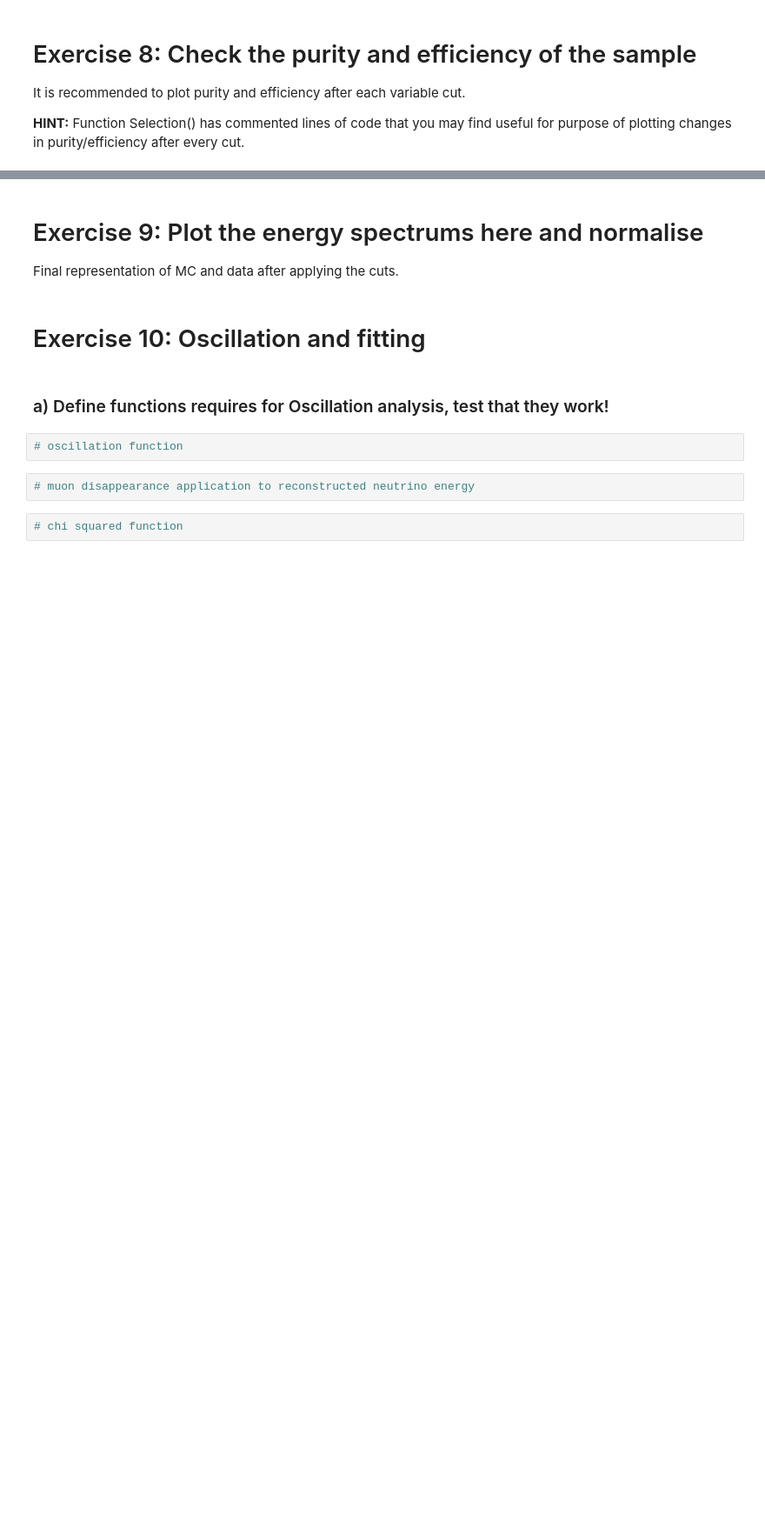
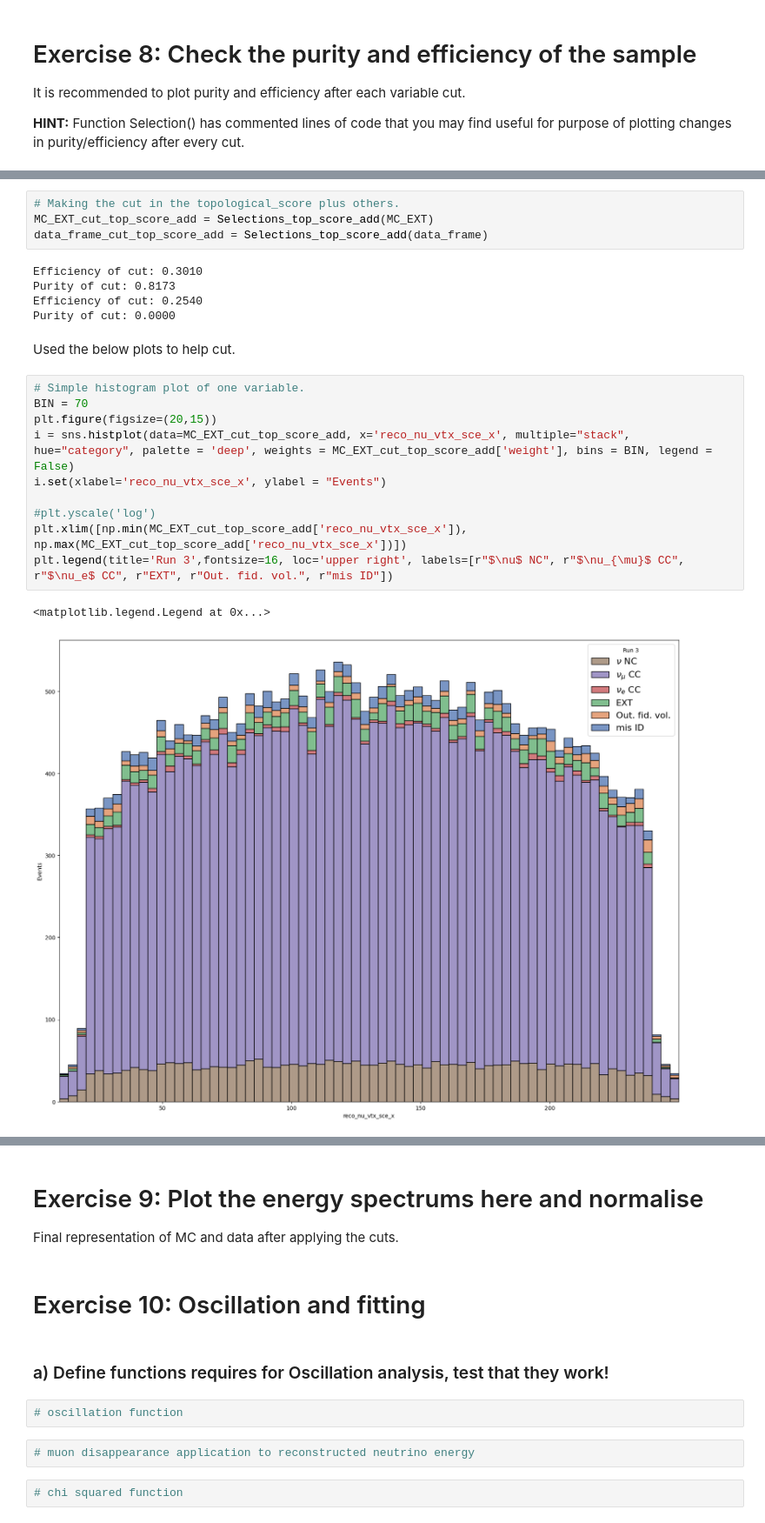
Before and after one commit to JungleMan796/MicroBooNE, a Jupyter notebook: MainAnalysis_template.ipynb, the cells around one changed output, grey strips where cells are left out. Shown at 87% size. Saved outputs shown, nothing was run; the diff lists cells and outputs as text; blank space fills up the shorter version.

```diff
--- a/MainAnalysis_template.ipynb
+++ b/MainAnalysis_template.ipynb
@@ -535,0 +690,24 @@ It is recommended to plot purity and efficiency after each variable cut.
+# %%
+# Making the cut in the topological_score plus others.
+MC_EXT_cut_top_score_add = Selections_top_score_add(MC_EXT)
+data_frame_cut_top_score_add = Selections_top_score_add(data_frame)
+# %% [output]
+Efficiency of cut: 0.3010
+Purity of cut: 0.8173
+Efficiency of cut: 0.2540
+Purity of cut: 0.0000
+# %% [markdown]
+Used the below plots to help cut.
+# %%
+# Simple histogram plot of one variable.
+BIN = 70
+plt.figure(figsize=(20,15))
+i = sns.histplot(data=MC_EXT_cut_top_score_add, x='reco_nu_vtx_sce_x', multiple="stack", hue="category", palette = 'deep', weights = MC_EXT_cut_top_score_add['weight'], bins = BIN, legend = False)
+i.set(xlabel='reco_nu_vtx_sce_x', ylabel = "Events")
+
+#plt.yscale('log')
+plt.xlim([np.min(MC_EXT_cut_top_score_add['reco_nu_vtx_sce_x']), np.max(MC_EXT_cut_top_score_add['reco_nu_vtx_sce_x'])])
+plt.legend(title='Run 3',fontsize=16, loc='upper right', labels=[r"$\nu$ NC", r"$\nu_{\mu}$ CC", r"$\nu_e$ CC", r"EXT", r"Out. fid. vol.", r"mis ID"])
+# %% [output]
+<matplotlib.legend.Legend at 0x...>
+[figure, added]
```
Also changed, not shown: parts of 17 cells of this notebook.
